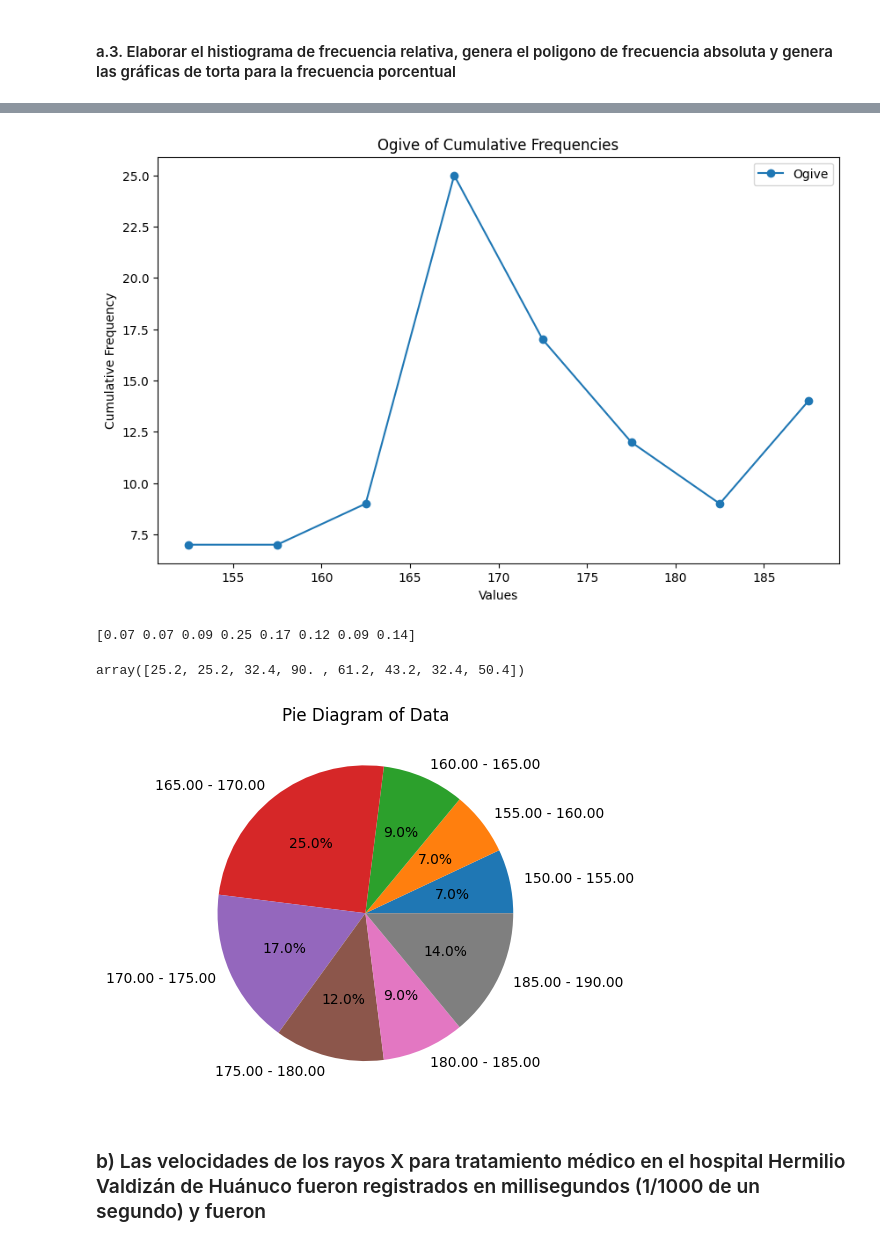
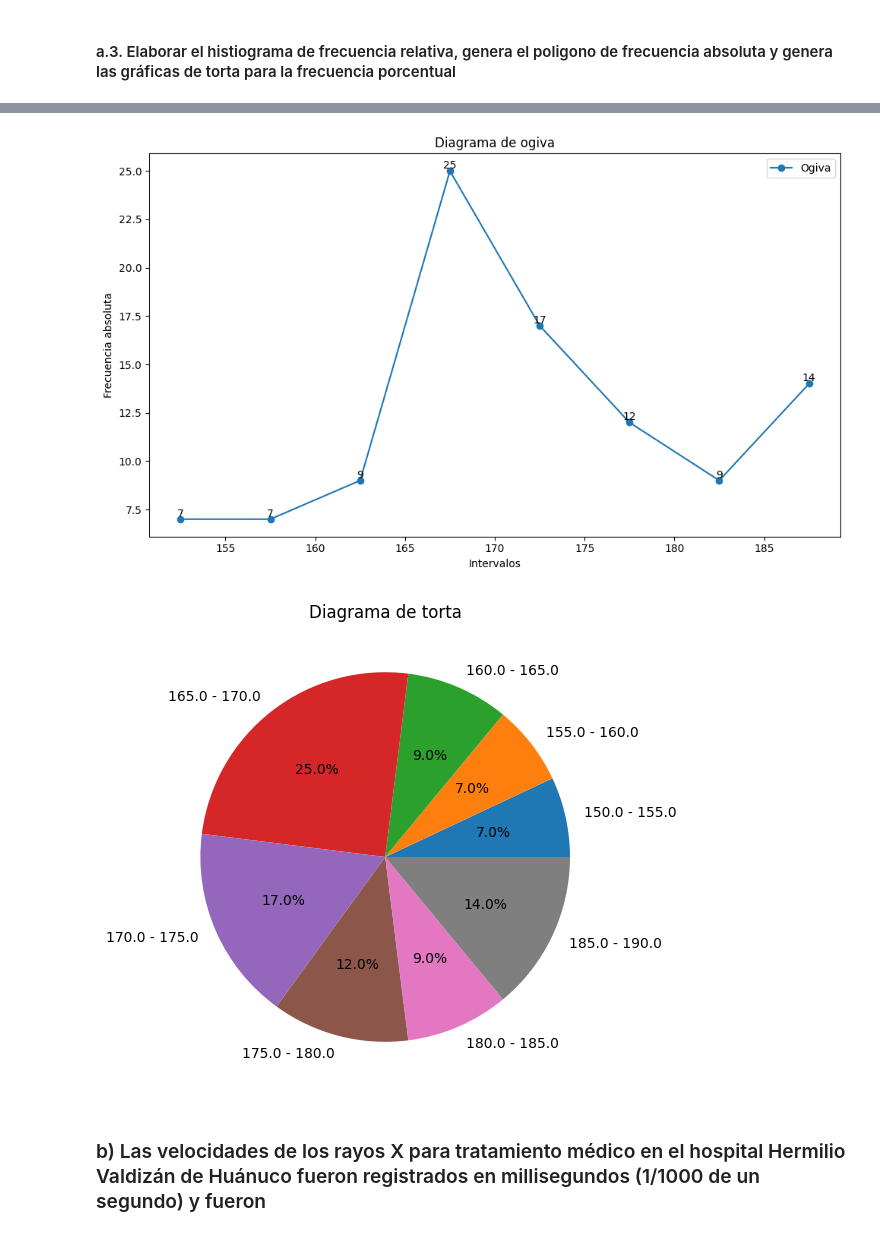
Before and after one commit to pranthony/estadistic, a Jupyter notebook: notebooks/examen_g2.ipynb, the cells around one changed output, grey strips where cells are left out. Saved outputs shown, nothing was run; the diff lists cells and outputs as text; code cells hidden in the pictures.

```diff
--- a/notebooks/examen_g2.ipynb
+++ b/notebooks/examen_g2.ipynb
@@ -6,20 +4,5 @@ from desc.frecuence import FrequencyAnalysis
 ##  2 Responder los siguientes casos
 
 ### a) Considere los datos de las medidas de altura de los estiantes de Economía de la Unheval en cm.
-# %%
-medidas = [
-    151, 152, 154, 158, 159, 170, 152, 158, 189, 190,
-    161, 162, 163, 163, 165, 160, 162, 163, 188, 182,
-    166, 166, 166, 167, 167, 178, 173, 167, 187, 178,
-    168, 168, 168, 168, 168, 175, 184, 168, 170, 176,
-    169, 169, 169, 169, 170, 172, 188, 169, 156, 173,
-    170, 170, 171, 171, 187, 168, 150, 174, 177, 170,
-    173, 173, 174, 174, 188, 167, 156, 171, 181, 169,
-    176, 176, 176, 177, 190, 166, 166, 177, 185, 168,
-    179, 179, 180, 180, 190, 186, 162, 181, 152, 166,
-    182, 182, 183, 185, 187, 150, 158, 185, 159, 161
-]
-
-analisys_medidas = FrequencyAnalysis(medidas)
 # %% [markdown]
 #### a.1. Construir una tabla de frecuencia, usando el algoritmode Sturges
@@ -45,17 +31,10 @@ analisys_medidas.plot_histogram(relative=True)
 # %%
-analisys_medidas.plot_ogive()
+analisys_medidas.plot_ogive(type_frecuency=FrequencyType.ABSOLUTE)
 # %% [output]
-[figure, old version]
+[figure, new version]
-# %%
-# angulo para cada porcion del diagrama de torta
-print(analisys_medidas.relative_freq)
-analisys_medidas.relative_freq * 360
-# %% [output]
-[0.07 0.07 0.09 0.25 0.17 0.12 0.09 0.14]
-array([25.2, 25.2, 32.4, 90. , 61.2, 43.2, 32.4, 50.4])
 # %%
 analisys_medidas.plot_pie_diagram()
 # %% [output]
-[figure, old version]
+[figure, new version]
 # %% [markdown]
 ### b) Las velocidades de los rayos X para tratamiento médico en el hospital Hermilio Valdizán de Huánuco fueron registrados en millisegundos (1/1000 de un segundo) y fueron
```
Also changed, not shown: parts of 9 cells of this notebook, 5 other files.
